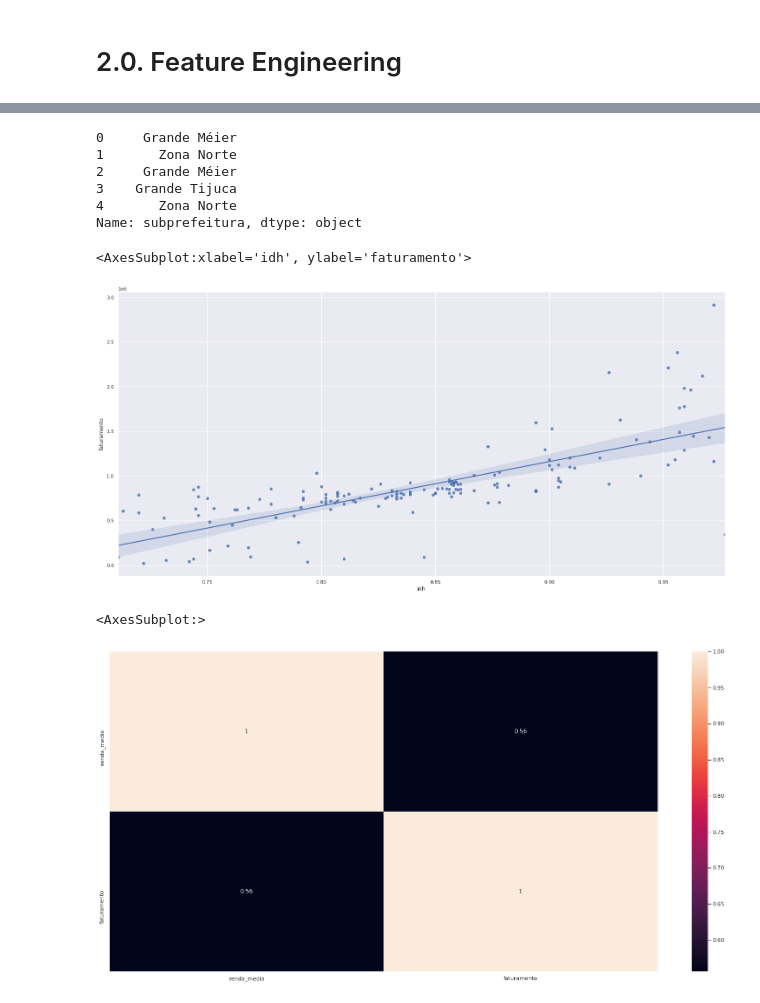
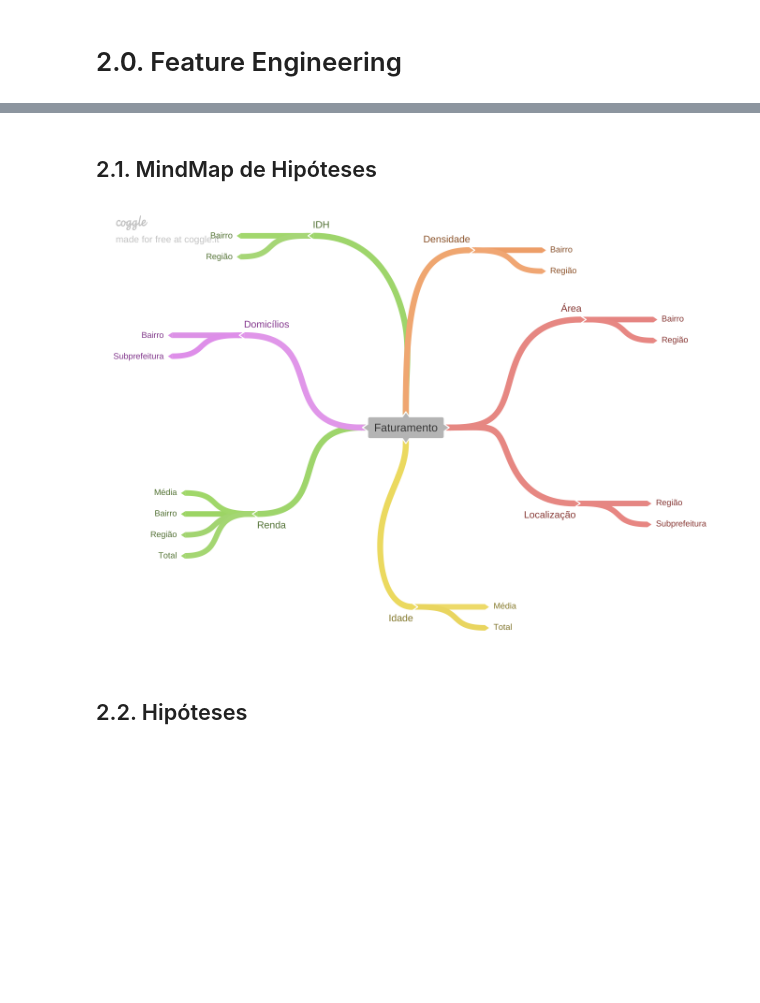
Before and after one commit to tadeucbm/case_geofusion, a Jupyter notebook: notebooks/ciclo01_forecast_challenge.ipynb, the cells around one changed output, grey strips where cells are left out. Saved outputs shown, nothing was run; the diff lists cells and outputs as text; code cells hidden in the pictures; blank space fills up the shorter version.

```diff
--- a/notebooks/ciclo01_forecast_challenge.ipynb
+++ b/notebooks/ciclo01_forecast_challenge.ipynb
@@ -495,19 +340,8 @@ df_3 = df_2_merged.copy()
-# %%
-df_3.head()['subprefeitura']
-# %% [output]
-0     Grande Méier
-1       Zona Norte
-2     Grande Méier
-3    Grande Tijuca
-4       Zona Norte
-Name: subprefeitura, dtype: object
-# %%
-sns.regplot(x=df_3['idh'], y=df_3['faturamento'])
-# %% [output]
-<AxesSubplot:xlabel='idh', ylabel='faturamento'>
-[figure, removed]
-# %%
-sns.heatmap(df_3[['renda_media', 'faturamento']].corr(), annot=True)
-# %% [output]
-<AxesSubplot:>
-[figure, removed]
+# %% [markdown]
+## 2.1. MindMap de Hipóteses
+# %%
+Image('/home/tcbm/projs/case_geofusion/img/Faturamento.png')
+# %% [output]
+[figure, added]
+# %% [markdown]
+## 2.2. Hipóteses
```
Also changed, not shown: parts of 185 cells of this notebook.
